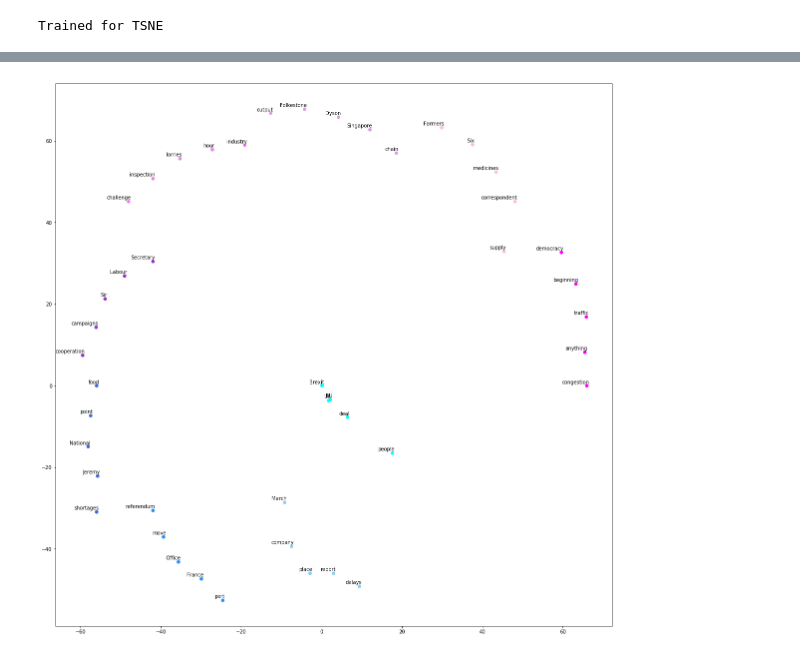
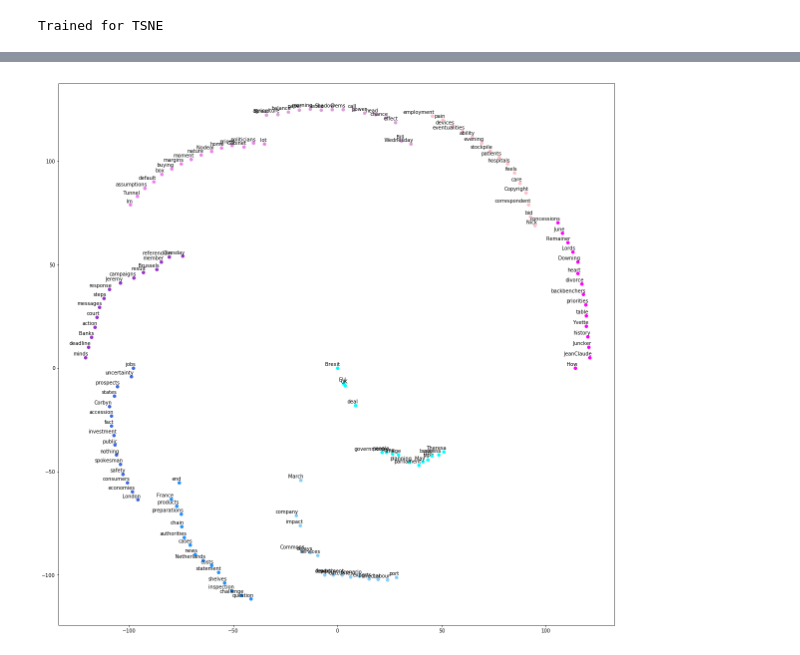
Before and after one commit to ishrat2003/IS-Goldsmiths, a Jupyter notebook: notebooks/Papers/paper2/GC.ipynb, the cells around one changed output, grey strips where cells are left out. Saved outputs shown, nothing was run; the diff lists cells and outputs as text; code cells hidden in the pictures.

```diff
--- a/notebooks/Papers/paper2/GC.ipynb
+++ b/notebooks/Papers/paper2/GC.ipynb
@@ -233,38 +262,38 @@ plotProcessor.displayPlot()
 peripheralProcessor.setStartAngle(0)
 peripheralProcessor.setTotalAngle(360 / 10)
 
-numberOfWords = 5
+numberOfWords = 15
 peripheralProcessor.setTopicFilter(1)
 wordInfo = peripheralProcessor.getPoints(numberOfWords)
 
 peripheralProcessor.setTopicFilter(2)
 wordInfo += peripheralProcessor.getPoints(numberOfWords)
 
 peripheralProcessor.setTopicFilter(3)
 wordInfo += peripheralProcessor.getPoints(numberOfWords)
 
 peripheralProcessor.setTopicFilter(4)
 wordInfo += peripheralProcessor.getPoints(numberOfWords)
 
 peripheralProcessor.setTopicFilter(5)
 wordInfo += peripheralProcessor.getPoints(numberOfWords)
 
 peripheralProcessor.setTopicFilter(6)
 wordInfo += peripheralProcessor.getPoints(numberOfWords)
 
 peripheralProcessor.setTopicFilter(7)
 wordInfo += peripheralProcessor.getPoints(numberOfWords)
 
 peripheralProcessor.setTopicFilter(8)
 wordInfo += peripheralProcessor.getPoints(numberOfWords)
 
 peripheralProcessor.setTopicFilter(9)
 wordInfo += peripheralProcessor.getPoints(numberOfWords)
 
 plotProcessor = Plotter(wordInfo)
 plotProcessor.displayPlot()
 # %% [output]
-[figure, old version]
+[figure, new version]
 # %%
 from packages.gc.word2vec import Word2Vec
 word2vecProcessor = Word2Vec(dataProcessor)
```
Also changed, not shown: parts of 14 cells of this notebook, 9 other files.
